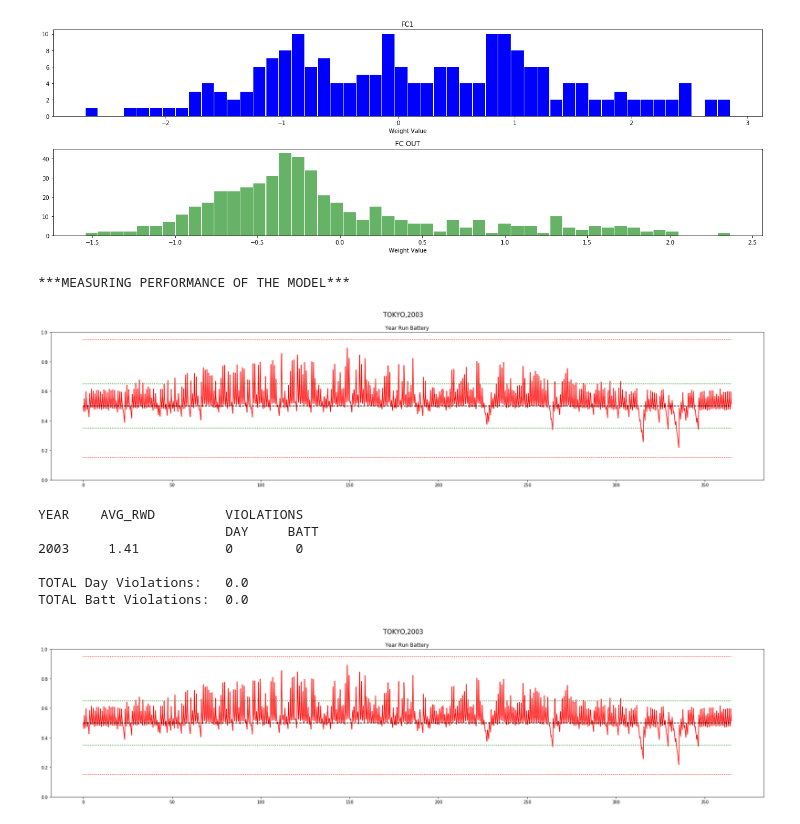
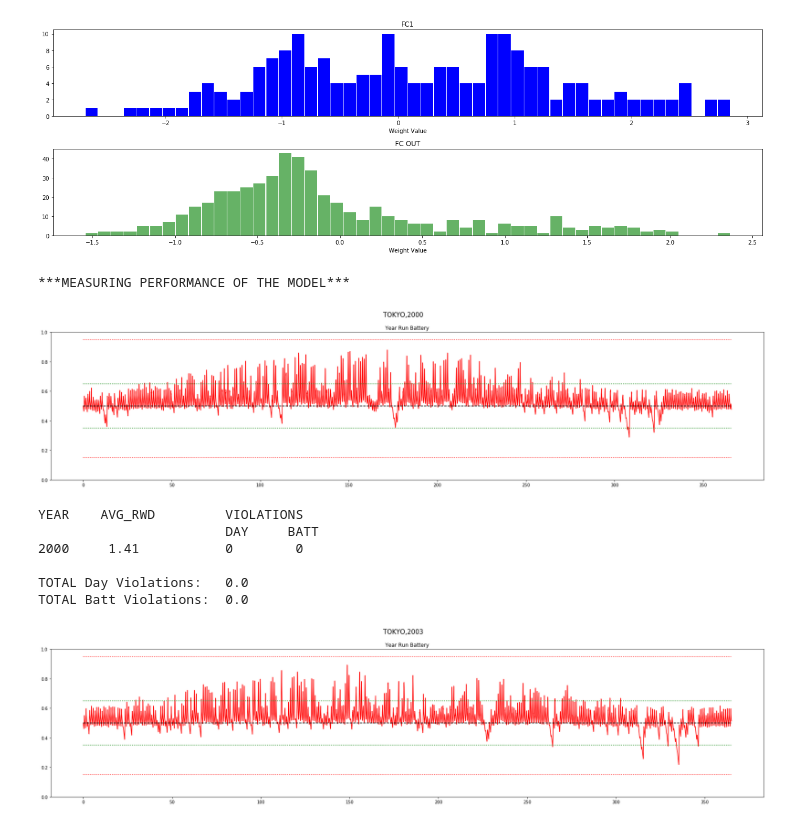
Before and after one commit to 5mali/first_spark, a Jupyter notebook: 1xTEST-S3.ipynb, the cells around one changed output. Drawn from its saved outputs; the diff is of its cells as text; code cells hidden in the pictures.

```diff
--- a/1xTEST-S3.ipynb
+++ b/1xTEST-S3.ipynb
@@ -688,7 +688,7 @@ plt.show()
 print("***MEASURING PERFORMANCE OF THE MODEL***")
 results = np.empty(4)
 LOCATION = 'tokyo'
-for YEAR in np.arange(2003,2004):
+for YEAR in np.arange(2000,2001):
     capm      = CAPM(LOCATION,YEAR,shuffle=False, trainmode=False) #instantiate the CAPM class
     capm.eno  = ENO(LOCATION,YEAR, shuffle=False, day_balance=False) #instantiate the environment inside the CAPM class
     capm.HMAX = capm.eno.SMAX #maximum power output of solar cell is set in CAPM object using the value in ENO object
@@ -713,34 +713,34 @@ for YEAR in np.arange(2003,2004):
 # ###########################################################################################
     #     Plot the reward and battery for the entire year run
     title = LOCATION.upper() + ',' + str(YEAR)
     NO_OF_DAYS = capm.eno.NO_OF_DAYS
 
     fig = plt.figure(figsize=(24,6))
     fig.suptitle(title, fontsize=15)
 
 #     ax1 = fig.add_subplot(211)
 #     ax1.plot(yr_test_reward_rec)
 #     ax1.set_title("\n\nYear Run Reward")
 #     ax1.set_ylim([-3,3])
 
     ax2 = fig.add_subplot(111)
     ax2.plot(yr_test_record[:,0],'r')
     ax2.plot(np.ones_like(yr_test_record[:,0])*capm.BOPT/capm.BMAX, 'k--')
     ax2.plot(np.ones_like(yr_test_record[:,0])*capm.BLIM_LO/capm.BMAX, 'r:')
     ax2.plot(np.ones_like(yr_test_record[:,0])*capm.BLIM_HI/capm.BMAX, 'r:')
     ax2.plot(np.ones_like(yr_test_record[:,0])*(capm.BOPT+capm.ENP_MARGIN /2) /capm.BMAX, 'g:')
     ax2.plot(np.ones_like(yr_test_record[:,0])*(capm.BOPT-capm.ENP_MARGIN/2)/capm.BMAX, 'g:')
     ax2.set_title("\n\nYear Run Battery")
     ax2.set_ylim([0,1])
     plt.sca(ax2)
     plt.xticks(np.arange(0, NO_OF_DAYS*24, 50*24),np.arange(0,NO_OF_DAYS,50))
     fig.tight_layout()
     plt.show()
 # ###########################################################################################
 # ###########################################################################################
 # %% [output]
 ***MEASURING PERFORMANCE OF THE MODEL***
-[figure, old version]
+[figure, new version]
 # %%
 results = np.delete(results,0,0)
 print('YEAR\tAVG_RWD\t\tVIOLATIONS')
@@ -754,7 +754,7 @@ print("TOTAL Batt Violations: ",np.sum(results[:,-1]))
 # %% [output]
 YEAR    AVG_RWD         VIOLATIONS
                         DAY     BATT
-2003     1.41           0        0
+2000     1.41           0        0
 
 TOTAL Day Violations:   0.0
 TOTAL Batt Violations:  0.0
```
